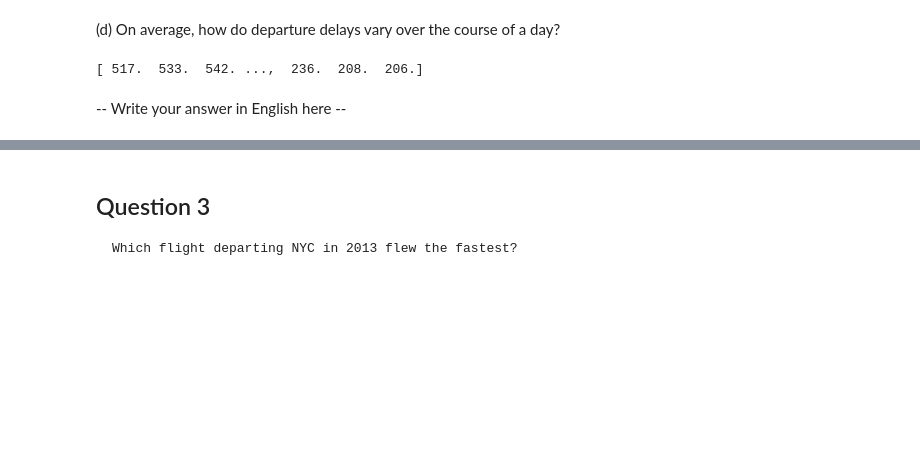
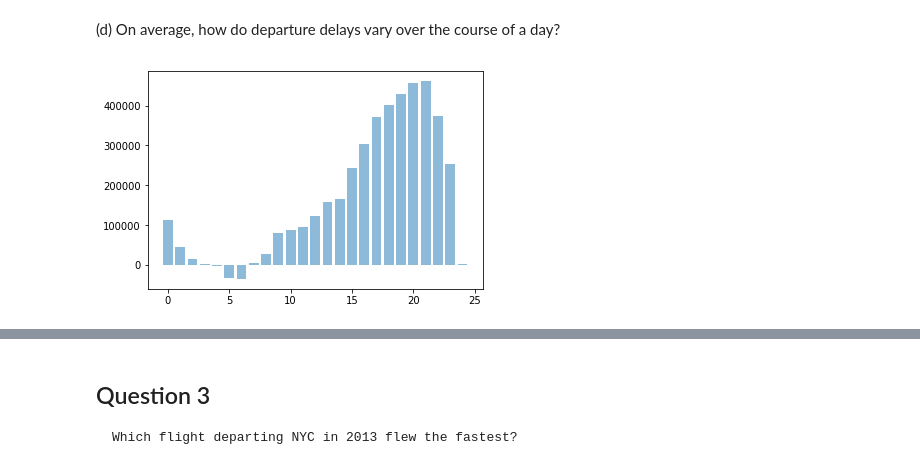
Before and after one commit to victoriajuan/371_Core_Methods_In_Data_Science, a Jupyter notebook: assignment/problem_set_1/JUAN_YIRAN_PS1.ipynb, the cells around one changed output, grey strips where cells are left out. Drawn from its saved outputs; the diff is of its cells as text; code cells hidden in the pictures; blank space fills up the shorter version.

```diff
--- a/assignment/problem_set_1/JUAN_YIRAN_PS1.ipynb
+++ b/assignment/problem_set_1/JUAN_YIRAN_PS1.ipynb
@@ -216,22 +217,19 @@ plt.show()
 - By groupby the dataset by month and sum up the total number of dep_delay of each month, I then graph them into a bar chat by month on x-axis and the total number of dep_delay on y-axis, which is easier to see the the trend by month/season. From the bar chart we can see there is huge amount of different of dep_delay each month. The least delay happens in the month of Noverber and th most delay happends in the month of July which make sense because summer is the hottest vacation seasion, therefore, it may cause large amount of delay.
 # %% [markdown]
 (d) On average, how do departure delays vary over the course of a day?
-# %%
-# Your code here
-flights_df.head()
-# plt.clf()
-# aggDepTime = flights_df["dep_time" ]
-t = flights_df.dep_time.unique()
-len(t)
-print(t)
-
-# plt.bar(maxGroupGraph.groups.keys(), maxGroupGraph["dep_delay"].sum(), align='center', alpha=0.5)
-# plt.xticks(np.arange(13))
-# plt.xlabel('Month')
-# plt.ylabel('Total departure delay')
-# plt.title('Seasonal patterns in departure delays for flights from NYC')
-# plt.show()
-# %% [output]
-[ 517.  533.  542. ...,  236.  208.  206.]
-# %% [markdown]
- -- Write your answer in English here --
+# %%
+# Answer 1
+delay_dict = dict()
+for idx, row in flights_df.iterrows():
+    if math.isnan(row["dep_time"]):
+        continue
+    h = int(row["dep_time"] / 100)
+    if h in delay_dict:
+        delay_dict[h] += row["dep_delay"]
+    else:
+        delay_dict[h] = row["dep_delay"]
+plt.clf()
+plt.bar(delay_dict.keys(), delay_dict.values(), align='center', alpha=0.5)
+plt.show()
+# %% [output]
+[figure, added]
```
Also changed, not shown: parts of 10 cells of this notebook.
